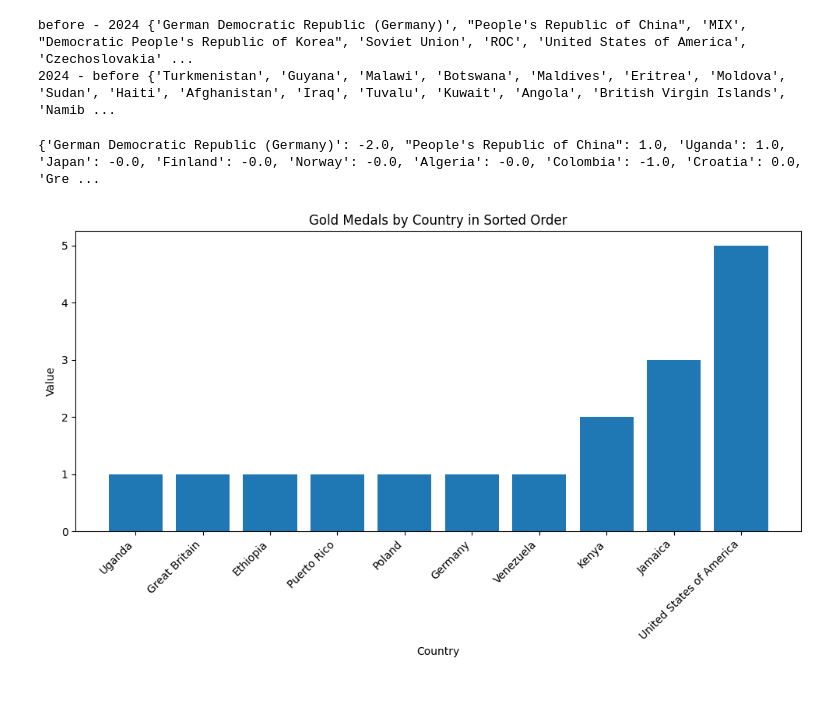
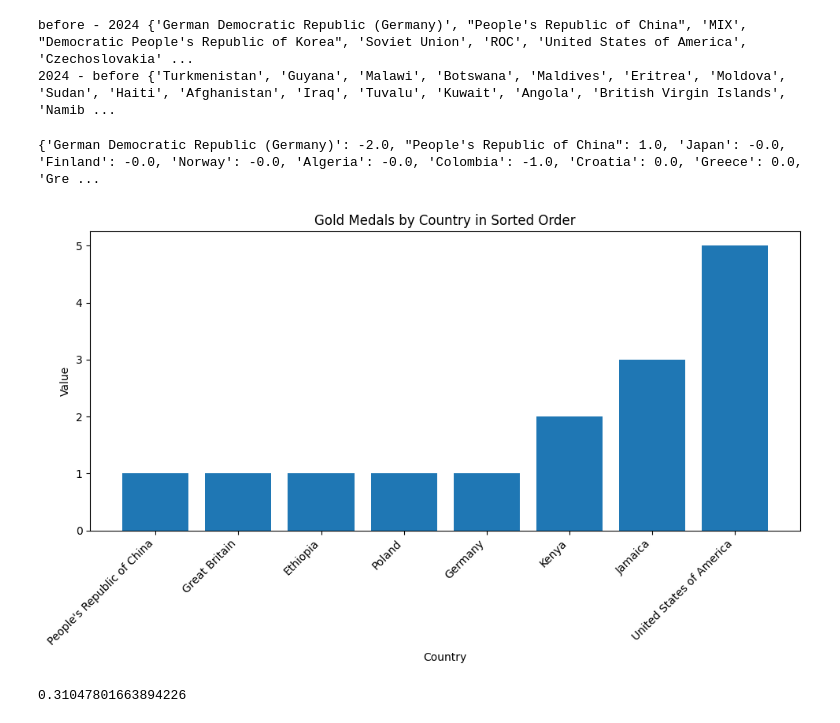
Before and after one commit to nomadflamingo/2021-olympics-data-analysis, a Jupyter notebook: src/eda.ipynb, the cells around one changed output. Saved outputs shown, nothing was run; the diff lists cells and outputs as text; code cells hidden in the pictures; blank space fills up the shorter version.

```diff
--- a/src/eda.ipynb
+++ b/src/eda.ipynb
@@ -212,6 +212,7 @@ from collections import defaultdict
 from sklearn.linear_model import LinearRegression
 
 medal_preds = {}
+r_squared_values = {}
 
 countries = set(athletics_women['country_name'])
 for country in countries:
@@ -230,45 +231,59 @@ for country in countries:
                 'total_medals': 0.0
             }, ignore_index=True)
 
-    athletics_women_country['normalized_year'] = (athletics_women_country['game_year'] - athletics_women_country['game_year'].min()) / 4
-    model = LinearRegression()
-    X = athletics_women_country[['normalized_year']]
-    y = athletics_women_country['total_medals']
-    model.fit(X,y)
-    next_year_norm = athletics_women_country['normalized_year'].max() + 1
-    predicted_medals = np.round(model.predict(np.array([[next_year_norm]])))
-    medal_preds[country] = predicted_medals[0]
-    # if country == 'Jamaica':
-    #     plt.figure(figsize=(10, 6))
-    #     plt.scatter(athletics_women_country['game_year'], athletics_women_country['total_medals'], color='blue', label='Actual data')
-    #     plt.plot(athletics_women_country['game_year'], model.predict(X), color='red', label='Regression Line')
-    #     plt.scatter(2024, predicted_medals, color='green', label='Predicted Medals (1956)')
-    #     plt.xlabel('Game Year')
-    #     plt.ylabel('Total Medals')
-    #     plt.title('Linear Regression on Olympic Medals', country)
-    #     plt.legend()
-    #     plt.grid(True)
-    #     plt.show()
+    if len(athletics_women_country) > 1:
+        athletics_women_country['normalized_year'] = (athletics_women_country['game_year'] - athletics_women_country['game_year'].min()) / 4
+        model = LinearRegression()
+        X = athletics_women_country[['normalized_year']]
+        y = athletics_women_country['total_medals']
+        model.fit(X,y)
+
+        r_squared = model.score(X, y)
+        r_squared_values[country] = r_squared
+
+        next_year_norm = athletics_women_country['normalized_year'].max() + 1
+        predicted_medals = np.round(model.predict(np.array([[next_year_norm]])))
+        medal_preds[country] = predicted_medals[0]
+        # if country == 'Bulgaria':
+        #     plt.figure(figsize=(10, 6))
+        #     plt.scatter(athletics_women_country['game_year'], athletics_women_country['total_medals'], color='blue', label='Actual data')
+        #     plt.plot(athletics_women_country['game_year'], model.predict(X), color='red', label='Regression Line')
+        #     plt.scatter(2024, predicted_medals, color='green', label='Predicted Medals (1956)')
+        #     plt.xlabel('Game Year')
+        #     plt.ylabel('Total Medals')
+        #     plt.title('Linear Regression on Olympic Medals', country)
+        #     plt.legend()
+        #     plt.grid(True)
+        #     plt.show()
 
 print(medal_preds)
 # %% [output]
-{'German Democratic Republic (Germany)': -2.0, "People's Republic of China": 1.0, 'Uganda': 1.0, 'Japan': -0.0, 'Finland': -0.0, 'Norway': -0.0, 'Algeria': -0.0, 'Colombia': -1.0, 'Croatia': 0.0, 'Gre ...
+{'German Democratic Republic (Germany)': -2.0, "People's Republic of China": 1.0, 'Japan': -0.0, 'Finland': -0.0, 'Norway': -0.0, 'Algeria': -0.0, 'Colombia': -1.0, 'Croatia': 0.0, 'Greece': 0.0, 'Gre ...
 # %%
 medal_preds
 filtered_data = {k: v for k, v in medal_preds.items() if k not in ['Soviet Union', 'German Democratic Republic (Germany)', 'Russian Federation', 'Unified Team', 'Federal Republic of Germany', 'ROC']}
 sorted_data = dict(sorted(filtered_data.items(), key=lambda item: item[1]))
-sorted_data = dict(list(sorted_data.items())[-10:])
+sorted_data = dict(list(sorted_data.items())[-8:])
 
 # Creating the bar plot
 plt.figure(figsize=(10, 6))
 plt.bar(sorted_data.keys(), sorted_data.values())
 plt.xlabel('Country')
 plt.ylabel('Value')
 plt.title('Gold Medals by Country in Sorted Order')
 plt.xticks(rotation=45, ha='right')
 plt.tight_layout()
 
 # Display the plot
 plt.show()
 # %% [output]
-[figure, old version]
+[figure, new version]
+# %%
+# Calculate the average R-squared value
+average_r_squared = np.mean(list(r_squared_values.values()))
+
+
+# Display the average R-squared value
+average_r_squared
+# %% [output]
+0.31047801663894226
```
